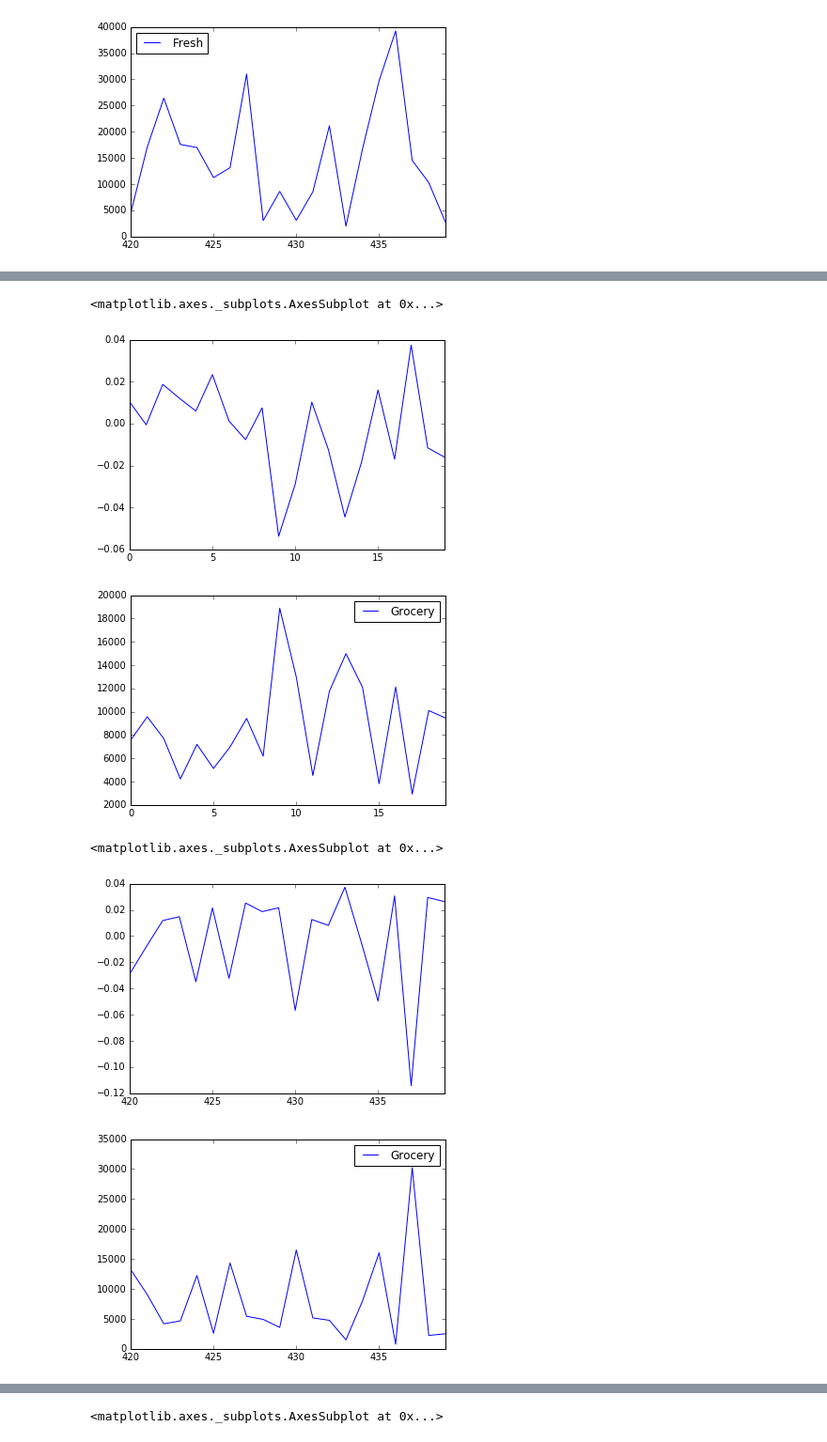
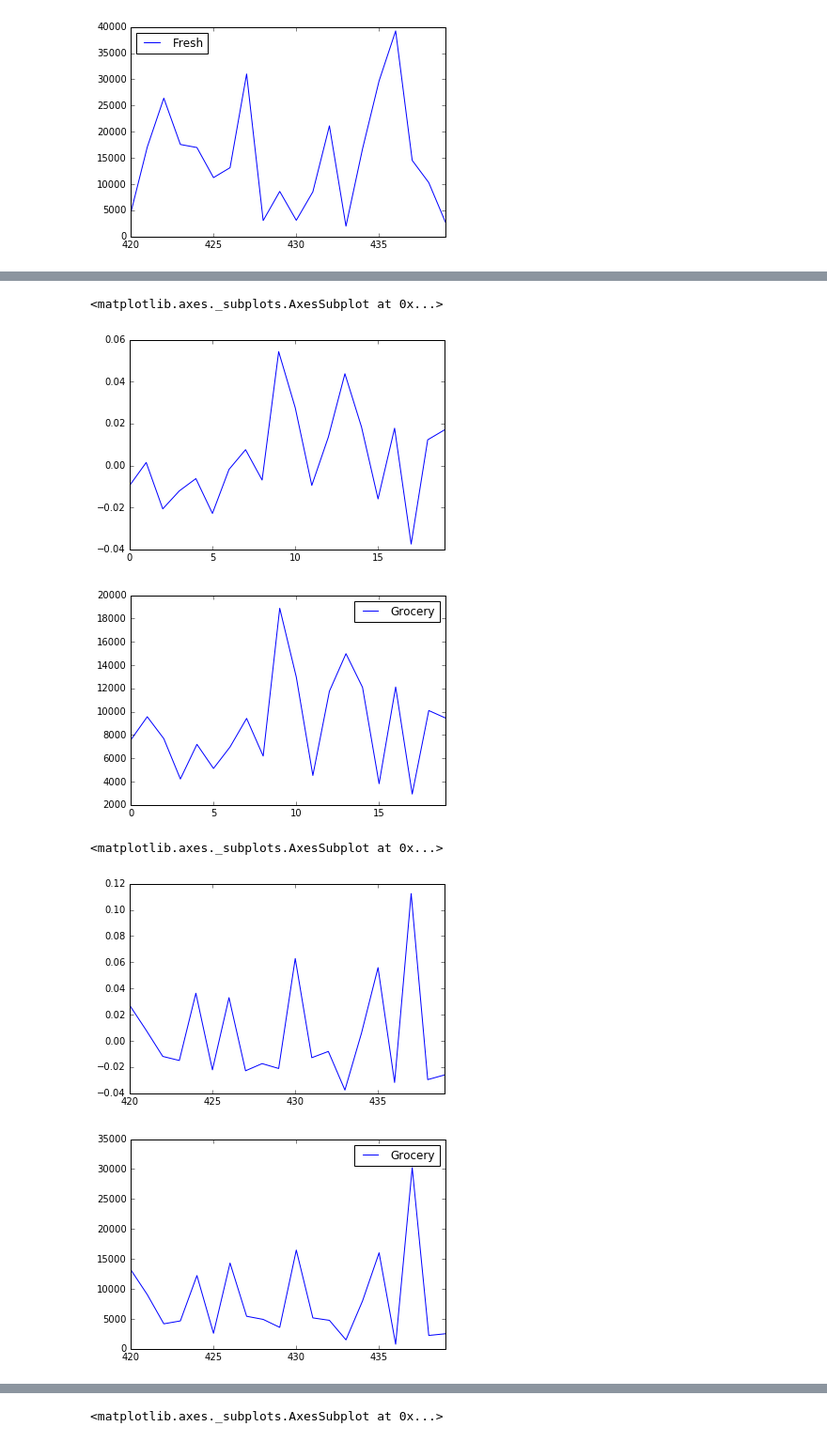
Before and after one commit to Edderic/udacity-machine-learning-nanodegree, a Jupyter notebook: p3-customer-segments/customer_segments.ipynb, the cells around one changed output, grey strips where cells are left out. Shown at 94% size. Drawn from its saved outputs; the diff is of its cells as text; code cells hidden in the pictures.

```diff
--- a/p3-customer-segments/customer_segments.ipynb
+++ b/p3-customer-segments/customer_segments.ipynb
@@ -262,15 +265,15 @@ pd.DataFrame(data[['Fresh']].tail(20)).plot()
 # %%
-pd.DataFrame(ica_transformed)[3].head(20).plot()
+pd.DataFrame(ica_transformed)[2].head(20).plot()
 pd.DataFrame(data[['Grocery']].head(20)).plot()
 # %% [output]
 <matplotlib.axes._subplots.AxesSubplot at 0x...>
-[figure, old version]
+[figure, new version]
 [figure]
 # %%
-pd.DataFrame(ica_transformed)[3].tail(20).plot()
+pd.DataFrame(ica_transformed)[2].tail(20).plot()
 pd.DataFrame(data[['Grocery']].tail(20)).plot()
 # %% [output]
 <matplotlib.axes._subplots.AxesSubplot at 0x...>
-[figure, old version]
+[figure, new version]
 [figure]
 # %%
```
Also changed, not shown: parts of 26 cells of this notebook, 6 other files.
